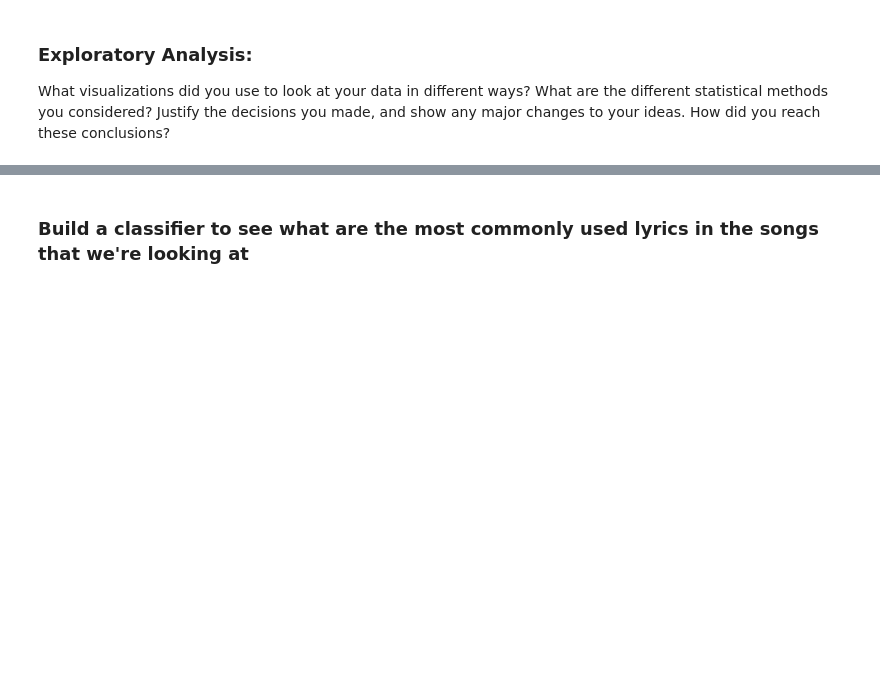
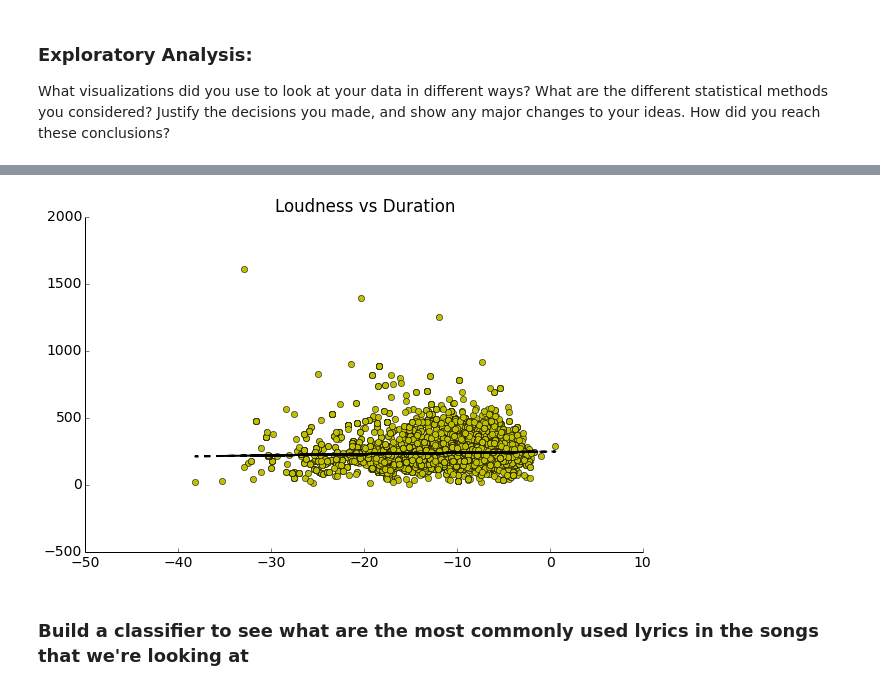
Before and after one commit to AnastasiyaB/Music_Magic, a Jupyter notebook: Process_Book.ipynb, the cells around one changed output, grey strips where cells are left out. Drawn from its saved outputs; the diff is of its cells as text; code cells hidden in the pictures; blank space fills up the shorter version.

```diff
--- a/Process_Book.ipynb
+++ b/Process_Book.ipynb
@@ -461,7 +607,9 @@ def scatter_regress(data1, data2, title=""):
     plt.title(title)
     plt.show()
 # %%
-scatter_regress(final_df.Artist_avg_loudness.values, final_df.Artist_avg_duration, "Loudness vs Duration")
+scatter_regress(final_frame.Artist_avg_loudness.values, final_frame.Artist_avg_duration, "Loudness vs Duration")
+# %% [output]
+[figure, added]
 # %%
 ### etc can do virtually any combination
 # %%
```
Also changed, not shown: parts of 40 cells of this notebook.
